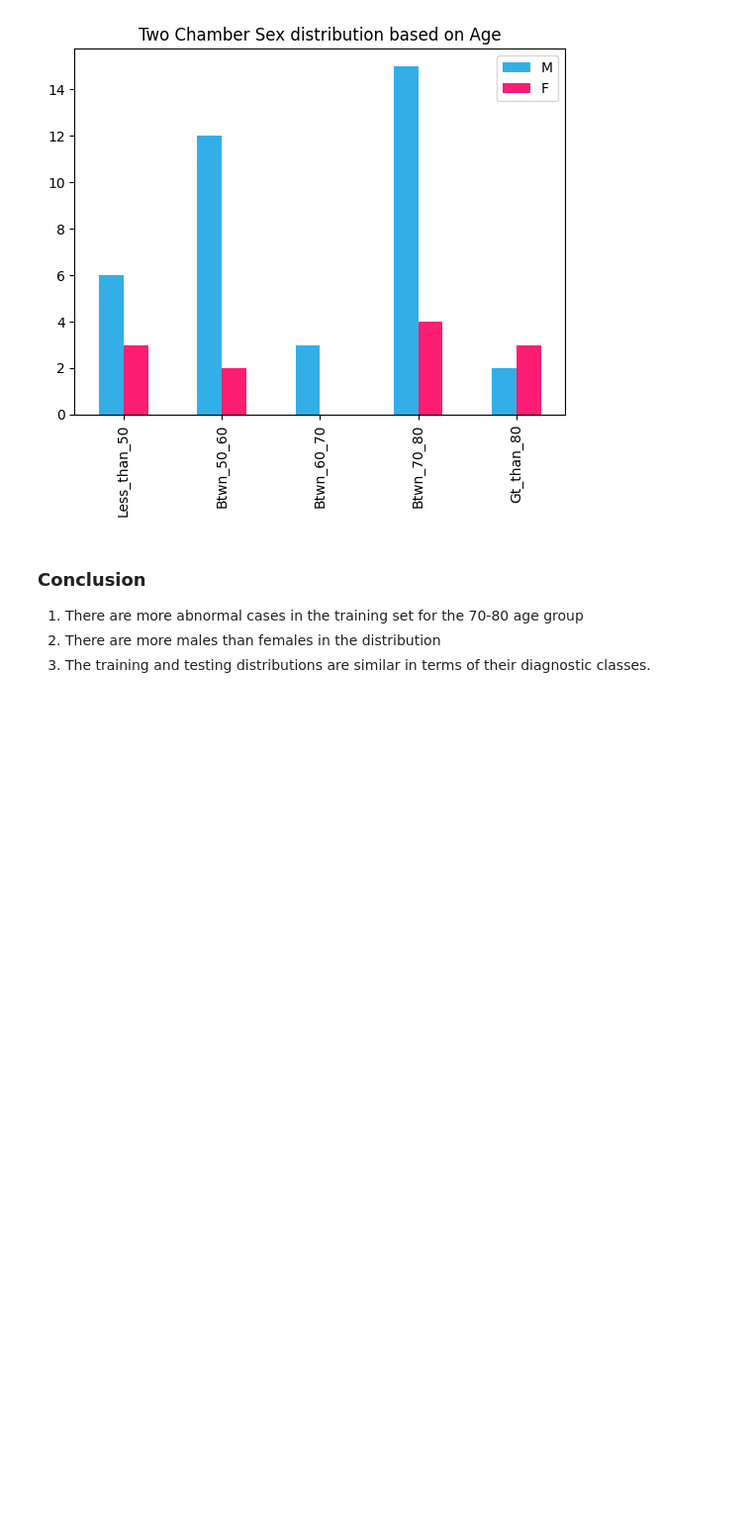
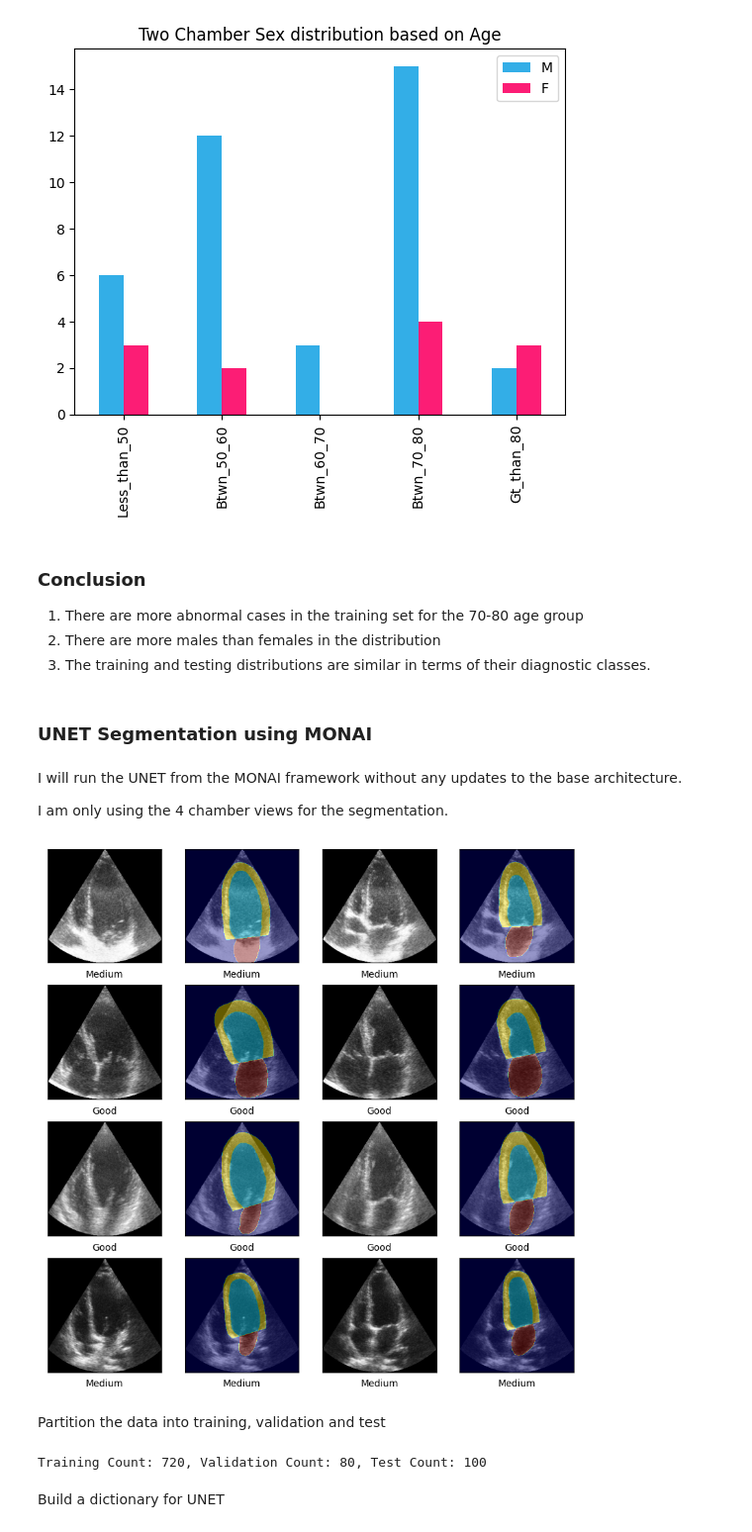
Before and after one commit to OmdenaAI/topeka-chapter-ejection-fraction, a Jupyter notebook: src/tasks/task-2-data-processing/dpai_tasks/CAMUS_Model_Development.ipynb, the cells around one changed output. Shown at 99% size. Drawn from its saved outputs; the diff is of its cells as text; code cells hidden in the pictures; blank space fills up the shorter version.

Commit message:
UNET first code

```diff
--- a/src/tasks/task-2-data-processing/dpai_tasks/CAMUS_Model_Development.ipynb
+++ b/src/tasks/task-2-data-processing/dpai_tasks/CAMUS_Model_Development.ipynb
@@ -382,3 +384,82 @@ Gt_than_80     2.0  3.0
 1. There are more abnormal cases in the training set for the 70-80 age group
 2. There are more males than females in the distribution
 3. The training and testing distributions are similar in terms of their diagnostic classes.
+# %% [markdown]
+### UNET Segmentation using MONAI
+# %% [markdown]
+I will run the UNET from the MONAI framework without any updates to the base architecture.
+
+I am only using the 4 chamber views for the segmentation.
+# %%
+def show_image(image, title=None, cmap=None, alpha=1):
+    plt.imshow(image, cmap=cmap, alpha=alpha)
+    if title is not None:
+        plt.title(title)
+
+def show_mask(image, mask, cmap=None, alpha=0.4):
+    plt.imshow(image)
+    z_min, z_max = np.abs(mask).min(), np.abs(mask).max()
+    plt.imshow(mask, cmap=cmap, alpha=alpha, vmin = z_min, vmax=z_max)
+# %%
+def displaySampleImages(image_files_list, image_info_df):
+    plt.subplots(4, 4, figsize=(10,10))
+    num_total = len(image_files_list[0])
+    for i, k in enumerate(np.random.randint(num_total, size=4)):
+        for x in range(2):
+            for y in range(2):
+                im = PIL.Image.open(image_files_list[x][k][y])
+                #print(image_info_df['ImageQuality_4CH'].loc[image_files_list[x][k][y].parent.name])
+                arr = np.array(im)
+                col = 2*x+y
+                plt.subplot(4, 4, 4*i+col+1)
+                plt.gca().set_yticklabels([])
+                plt.gca().set_xticklabels([])
+                plt.gca().set_xticks([])
+                plt.gca().set_yticks([])
+                plt.xlabel(image_info_df['ImageQuality_4CH'].loc[image_files_list[x][k][y].parent.name])
+                if y%2==0:
+                    show_image(arr)
+                else:
+                    arr = cv2.cvtColor(arr, cv2.COLOR_BGR2GRAY)
+                    #arr[arr == 255] = 0
+                    #print(np.unique(arr))
+                    show_mask(arr1, arr, cmap='jet')
+                arr1 = arr.copy()
+      #plt.imshow(arr, cmap="gray", vmin=0, vmax=255)
+# %%
+displaySampleImages(training_4chamber_image_files, training_4chamber_info_df)
+# %% [output]
+[figure, added]
+# %% [markdown]
+Partition the data into training, validation and test
+# %%
+from monai.data import partition_dataset_classes, partition_dataset
+image_class = ['Normal', 'Mild', 'Abnormal']
+train_inds, val_inds, test_inds = partition_dataset(np.arange(len(training_4chamber_image_files[0])),
+                                                    (9.0, 1, 0),
+                                                    shuffle=True)
+
+# Training Set
+train_ED = [training_4chamber_image_files[0][i] for i in train_inds]
+train_ES = [training_4chamber_image_files[1][i] for i in train_inds]
+train_X = train_ED + train_ES
+#pp.pprint(train_X)
+
+# Validation Set
+val_ED = [training_4chamber_image_files[0][i] for i in val_inds]
+val_ES = [training_4chamber_image_files[1][i] for i in val_inds]
+val_X = val_ED + val_ES
+#pp.pprint(val_X)
+
+# Validation Set
+test_inds = len(testing_4chamber_image_files[0])
+test_ED = [testing_4chamber_image_files[0][i] for i in range(test_inds)]
+test_ES = [testing_4chamber_image_files[1][i] for i in range(test_inds)]
+test_X = test_ED + test_ES
+#pp.pprint(test_X)
+
+print(f"Training Count: {len(train_X)}, Validation Count: {len(val_X)}, Test Count: {len(test_X)}")
+# %% [output]
+Training Count: 720, Validation Count: 80, Test Count: 100
+# %% [markdown]
+Build a dictionary for UNET
```
Also changed, not shown: parts of 14 cells of this notebook.
